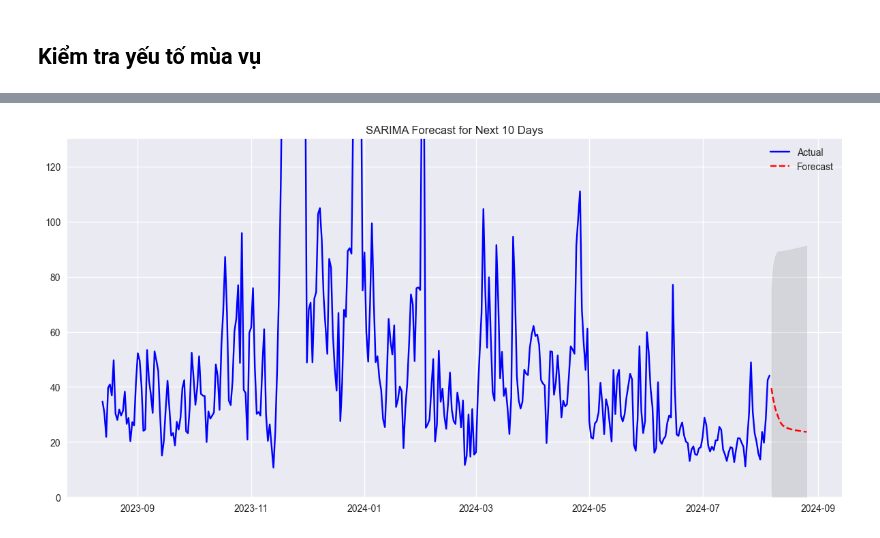
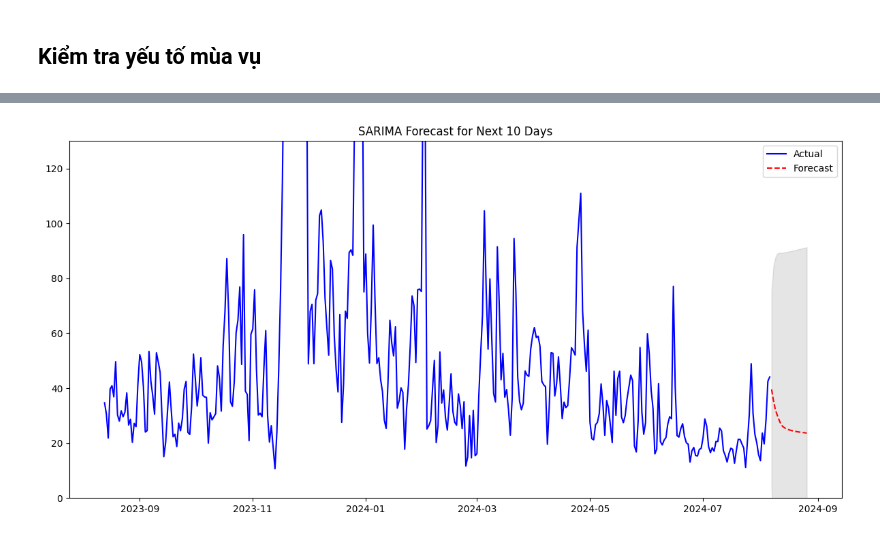
Before and after one commit to HoangHumg1210/Air_Quality-Analysis_HN, a Jupyter notebook: src/Models.ipynb, the cells around one changed output, grey strips where cells are left out. Saved outputs shown, nothing was run; the diff lists cells and outputs as text; code cells hidden in the pictures.

```diff
--- a/src/Models.ipynb
+++ b/src/Models.ipynb
@@ -772,12 +780,9 @@ if len(successful_models) > 0:
     print(f"Training Time: {best['train_time']}s")
     print("="*80)
 
-    # Lưu kết quả ra file
-    results_df.to_csv('sarima_grid_search_results.csv', index=False)
-    print("\n✅ Results saved to: sarima_grid_search_results.csv")
 
 else:
-    print("\n❌ No models converged successfully!")
+    print("\n No models converged successfully!")
 # %% [output]
 Starting SARIMA Grid Search...
 Total models to train: 36
@@ -832,9 +837,8 @@ Covariance Type:                               opg
 Warnings:
 [1] Covariance matrix calculated using the outer product of gradients (complex-step).
 # %%
-import pandas as pd
-import matplotlib.pyplot as plt
-from statsmodels.tsa.statespace.sarimax import SARIMAX
+
+plt.style.use('default')
 
 # 1) Lấy Series train (đảm bảo có tần suất ngày)
 y_train = (df_pm25_train['PM25'] if hasattr(df_pm25_train, 'columns') else df_pm25_train).asfreq('D')
@@ -845,34 +849,34 @@ best_seasonal = tuple(best['seasonal_order'])     # ví dụ (0, 0, 1, 7)
 
 # 3) Fit lại mô hình tốt nhất
 model_best = SARIMAX(
     y_train,
     order=best_order,
     seasonal_order=best_seasonal,
     enforce_stationarity=False,
     enforce_invertibility=False
 ).fit(disp=False)
 
 # 4) Dự báo n bước tới (ví dụ 10 ngày)
 n_pred_periods = 20
 fc_res = model_best.get_forecast(steps=n_pred_periods)
 y_fc = fc_res.predicted_mean                      # Series có index thời gian
 ci = fc_res.conf_int(alpha=0.05)                  # DataFrame [lower, upper]
 
 # 5) Vẽ
 plt.figure(figsize=(12,6))
 plt.plot(y_train[-360:], label='Actual', color='blue')   # 360 ngày gần nhất
 plt.plot(y_fc.index, y_fc, color='red', linestyle='--', label='Forecast')
 plt.fill_between(y_fc.index, ci.iloc[:,0], ci.iloc[:,1], color='grey', alpha=0.2)
 plt.ylim((0, 130))
 plt.title('SARIMA Forecast for Next 10 Days')
 plt.legend()
 plt.tight_layout()
 plt.show()
 
 # (Tuỳ chọn) In bảng summary
 print(model_best.summary())
 # %% [output]
-[figure, old version]
+[figure, new version]
                                       SARIMAX Results
 ===========================================================================================
 Dep. Variable:                                PM25   No. Observations:                  584
```
Also changed, not shown: parts of 37 cells of this notebook, 12 other files.
